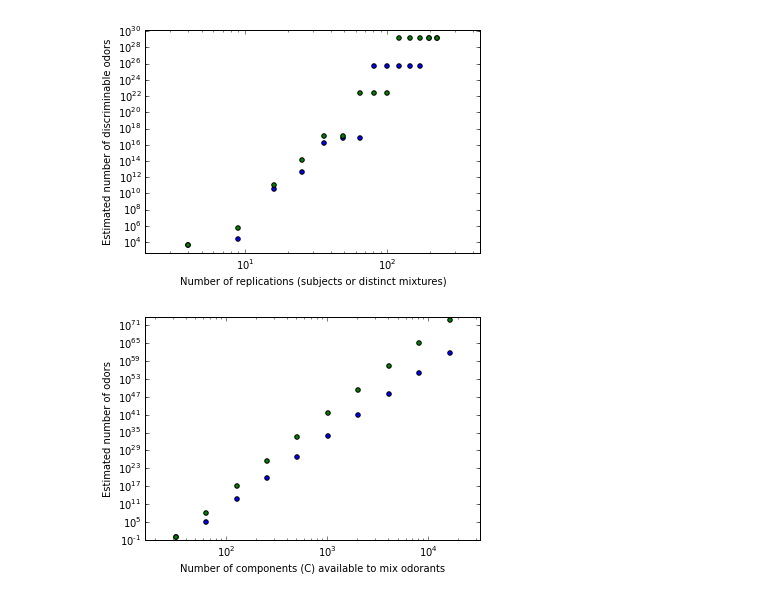
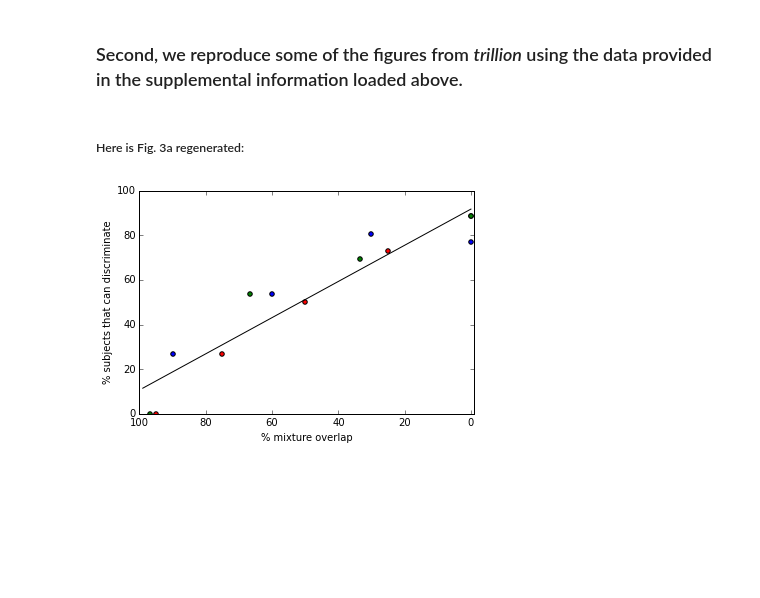
Before and after one commit to rgerkin/trillion, a Jupyter notebook: arxiv.ipynb, the cells around one changed output. Drawn from its saved outputs; the diff is of its cells as text; code cells hidden in the pictures; blank space fills up the shorter version.

Commit message:
Formatting changes to code and update of notebook figures

```diff
--- a/arxiv.ipynb
+++ b/arxiv.ipynb
@@ -37,14 +31,9 @@ b += [trillion.num_odors(r,fig='b',multiple_correction='fdr')]
-# %%
-# Figure 'c' plotted; data in object 'c'.
-c = []
-c += [trillion.num_odors2(r,fig='a')]
-c += [trillion.num_odors2(r,fig='b')]
-# %% [output]
-[figure, removed]
-# %%
-# Figure 'd' plotted; data in object 'd'.
-d = []
-d += [trillion.num_odors3(r,fig='a')]
-d += [trillion.num_odors3(r,fig='b')]
-# %% [output]
-[figure, removed]
+# %% [markdown]
+### Second, we reproduce some of the figures from <i>trillion</i> using the data provided in the supplemental information loaded above.
+# %% [markdown]
+##### Here is Fig. 3a regenerated:
+# %%
+# Regenerate Fig. 3a from Bushdid et al. using their data and methods.
+overlap = trillion.fig3x(results,fig='a')
+# %% [output]
+[figure, added]
```
Also changed, not shown: parts of 21 cells of this notebook, 1 other file.
